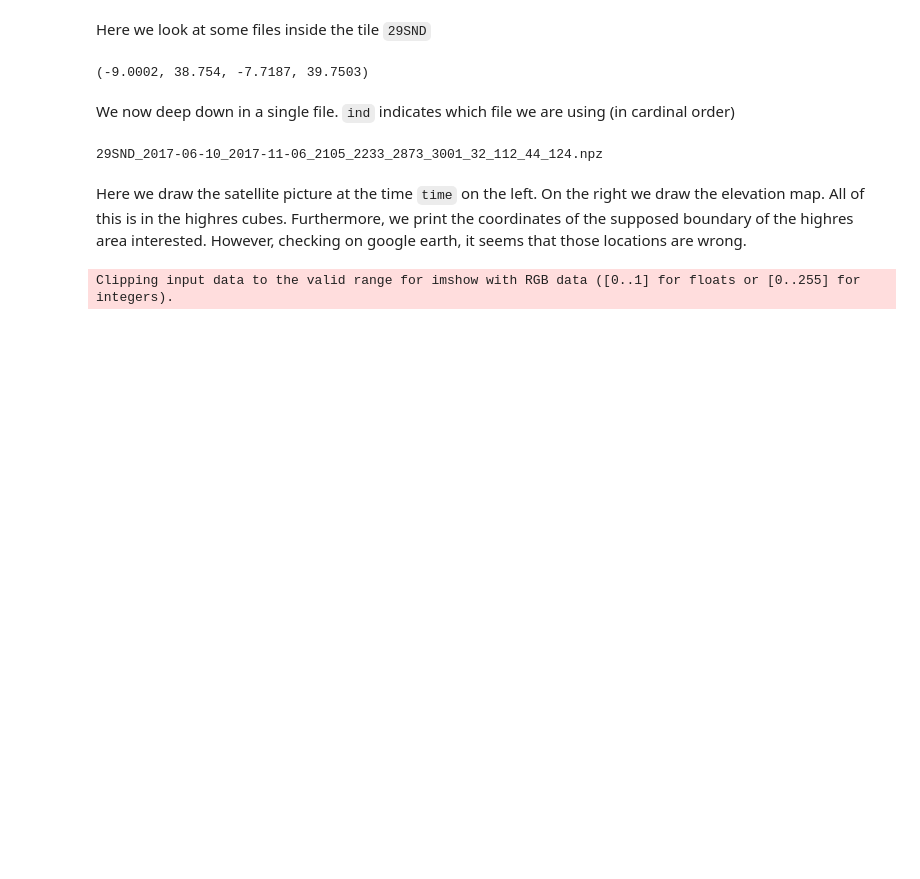
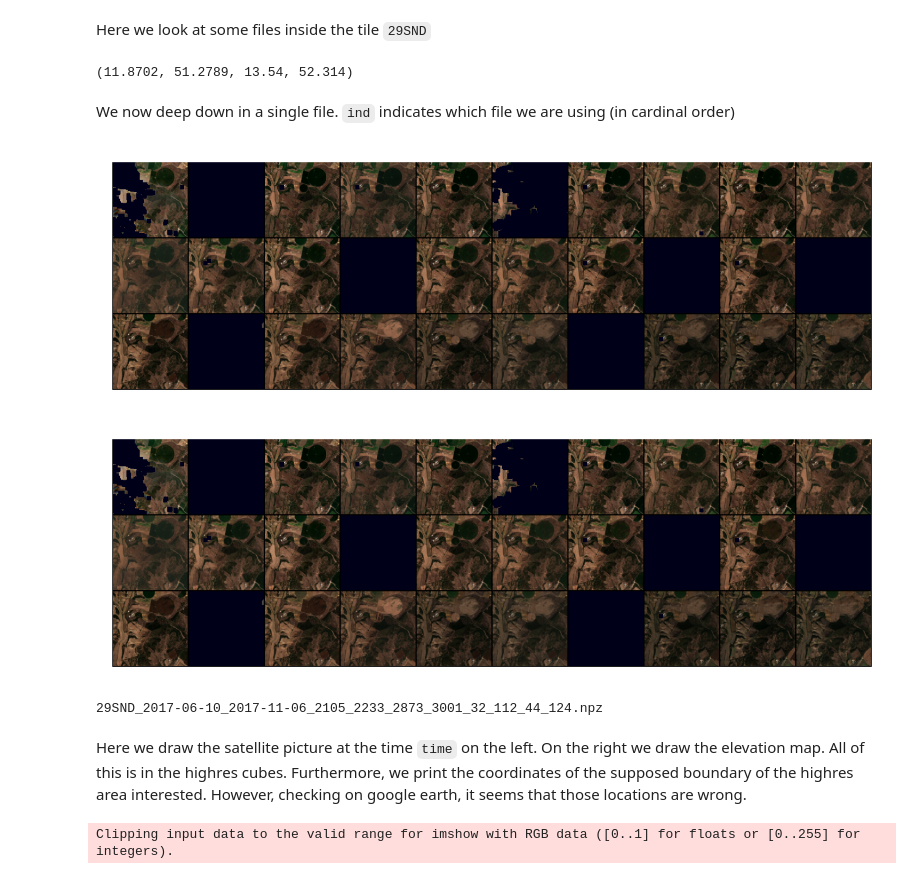
Before and after one commit to rudolfwilliam/satellite_image_forecasting, a Jupyter notebook: demos/data_observation_demo.ipynb, the cells around one changed output. Cells and saved outputs as stored; diff of their text form; code cells hidden in the pictures; blank space fills up the shorter version.

Commit message:
visualization enhanced

```diff
--- a/demos/data_observation_demo.ipynb
+++ b/demos/data_observation_demo.ipynb
@@ -61,11 +60,17 @@ KeyboardInterrupt:
 # %% [markdown]
 Here we look at some files inside the tile `29SND`
 # %%
-en.get_coords_from_tile("29SND")
+en.get_coords_from_tile("32UQC")
 # %% [output]
-(-9.0002, 38.754, -7.7187, 39.7503)
+(11.8702, 51.2789, 13.54, 52.314)
 # %% [markdown]
 We now deep down in a single file. `ind` indicates which file we are using (in cardinal order)
+# %%
+ind = 5
+en.cube_gallery(context + filenames[ind])
+# %% [output]
+[figure, added]
+[figure, added]
 # %%
 # single file
 ind = 50
```
Also changed, not shown: parts of 2 cells of this notebook, 1 other file.
